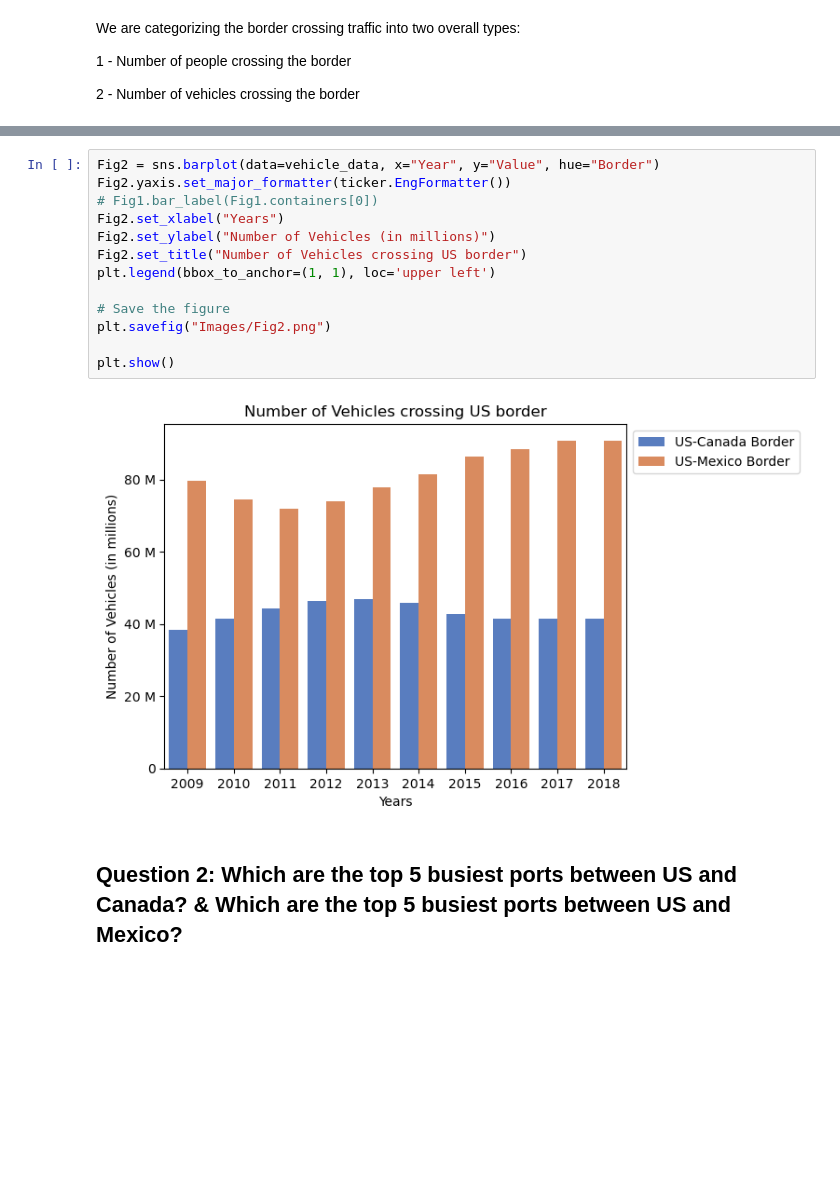
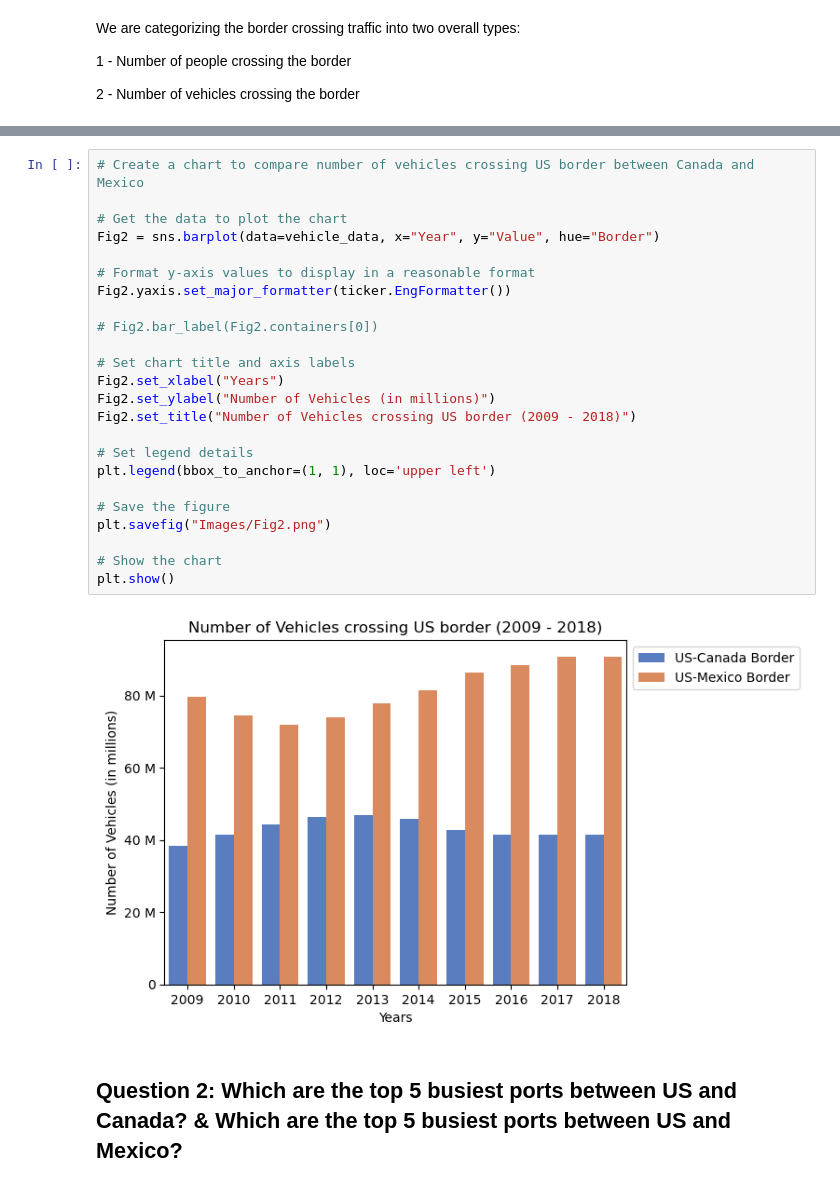
Before and after one commit to saraparveen26/Data-Visualization---US-Border-Crossing, a Jupyter notebook: border_crossing_sara.ipynb, the cells around one changed output, grey strips where cells are left out. Saved outputs shown, nothing was run; the diff lists cells and outputs as text; blank space fills up the shorter version.

```diff
--- a/border_crossing_sara.ipynb
+++ b/border_crossing_sara.ipynb
@@ -346,20 +360,31 @@ vehicle_data
 | 18 | 2018 | US-Canada Border | 41382093 |
 | 19 | 2018 | US-Mexico Border | 90829511 |
 # %%
+# Create a chart to compare number of vehicles crossing US border between Canada and Mexico
+
+# Get the data to plot the chart
 Fig2 = sns.barplot(data=vehicle_data, x="Year", y="Value", hue="Border")
+
+# Format y-axis values to display in a reasonable format
 Fig2.yaxis.set_major_formatter(ticker.EngFormatter())
-# Fig1.bar_label(Fig1.containers[0])
+
+# Fig2.bar_label(Fig2.containers[0])
+
+# Set chart title and axis labels
 Fig2.set_xlabel("Years")
 Fig2.set_ylabel("Number of Vehicles (in millions)")
-Fig2.set_title("Number of Vehicles crossing US border")
+Fig2.set_title("Number of Vehicles crossing US border (2009 - 2018)")
+
+# Set legend details
 plt.legend(bbox_to_anchor=(1, 1), loc='upper left')
 
 # Save the figure
 plt.savefig("Images/Fig2.png")
 
+# Show the chart
 plt.show()
 # %% [output]
-[figure, old version]
+[figure, new version]
 # %% [markdown]
 ## Question 2:  Which are the top 5 busiest ports between US and Canada? & Which are the top 5 busiest ports between US and Mexico?
 # %% [markdown]
```
Also changed, not shown: parts of 43 cells of this notebook, 10 other files.
